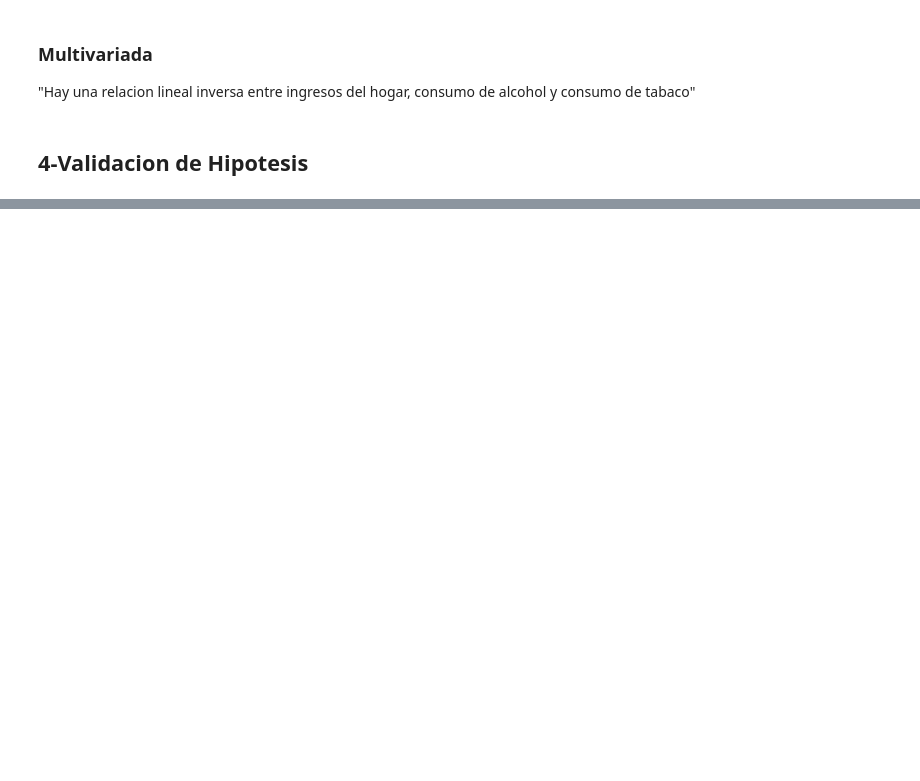
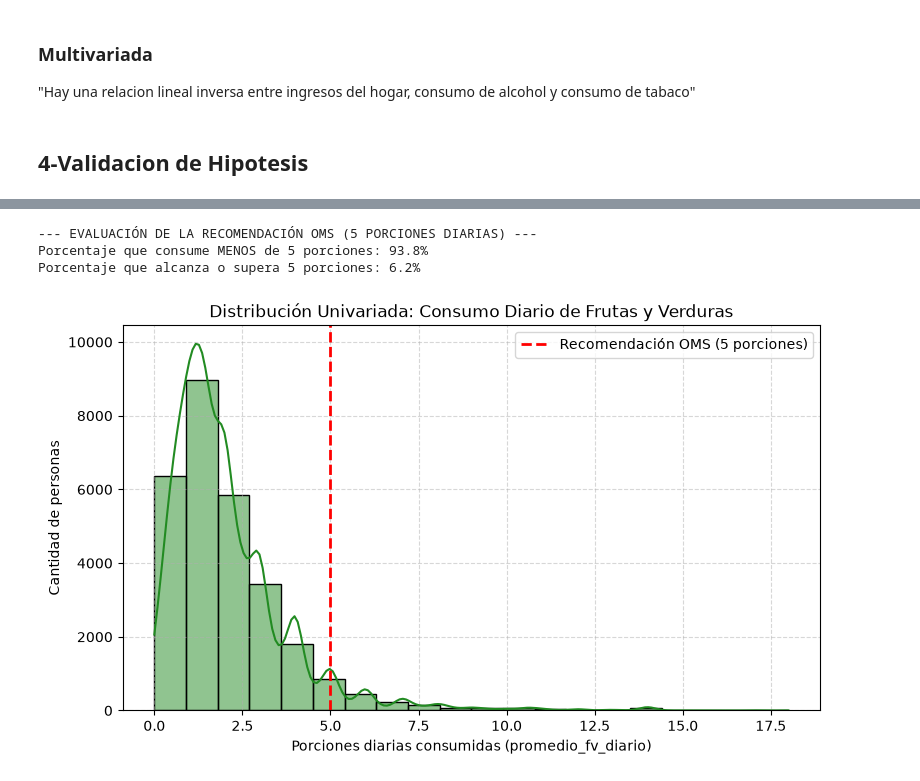
Before and after one commit to agustinlopezgh/TPE-FdlCdD-2026, a Jupyter notebook: Pruebas1.ipynb, the cells around one changed output, grey strips where cells are left out. Drawn from its saved outputs; the diff is of its cells as text; code cells hidden in the pictures; blank space fills up the shorter version.

```diff
--- a/Pruebas1.ipynb
+++ b/Pruebas1.ipynb
@@ -157,0 +304,34 @@ Analizando los datos, y viendo la cantidad de columnas(287), nos parecio mas con
+# %%
+import pandas as pd
+import numpy as np
+import seaborn as sns
+import matplotlib.pyplot as plt
+
+# 1. Filtrado exclusivo de la columna "promedio_fv_diario"
+df_hip_4a = df_ENFR[["promedio_fv_diario"]].dropna()
+
+# Porcentaje de casos que no cumplen la recomendación OMS (< 5 porciones)
+pct_no_cumple = (df_hip_4a["promedio_fv_diario"] < 5).mean() * 100
+pct_cumple = 100 - pct_no_cumple
+
+print("\n--- EVALUACIÓN DE LA RECOMENDACIÓN OMS (5 PORCIONES DIARIAS) ---")
+print(f"Porcentaje que consume MENOS de 5 porciones: {pct_no_cumple:.1f}%")
+print(f"Porcentaje que alcanza o supera 5 porciones: {pct_cumple:.1f}%")
+
+# 3. Visualización univariada (Histograma + Línea umbral OMS)
+plt.figure(figsize=(9, 5))
+sns.histplot(df_hip_4a["promedio_fv_diario"], bins=20, kde=True, color="forestgreen")
+
+plt.axvline(5, color="red", linestyle="--", linewidth=2, label="Recomendación OMS (5 porciones)")
+
+plt.title("Distribución Univariada: Consumo Diario de Frutas y Verduras")
+plt.xlabel("Porciones diarias consumidas (promedio_fv_diario)")
+plt.ylabel("Cantidad de personas")
+plt.legend()
+plt.grid(True, linestyle="--", alpha=0.5)
+plt.show()
+# %% [output]
+--- EVALUACIÓN DE LA RECOMENDACIÓN OMS (5 PORCIONES DIARIAS) ---
+Porcentaje que consume MENOS de 5 porciones: 93.8%
+Porcentaje que alcanza o supera 5 porciones: 6.2%
+[figure, added]
```
Also changed, not shown: parts of 19 cells of this notebook, 2 other files.
